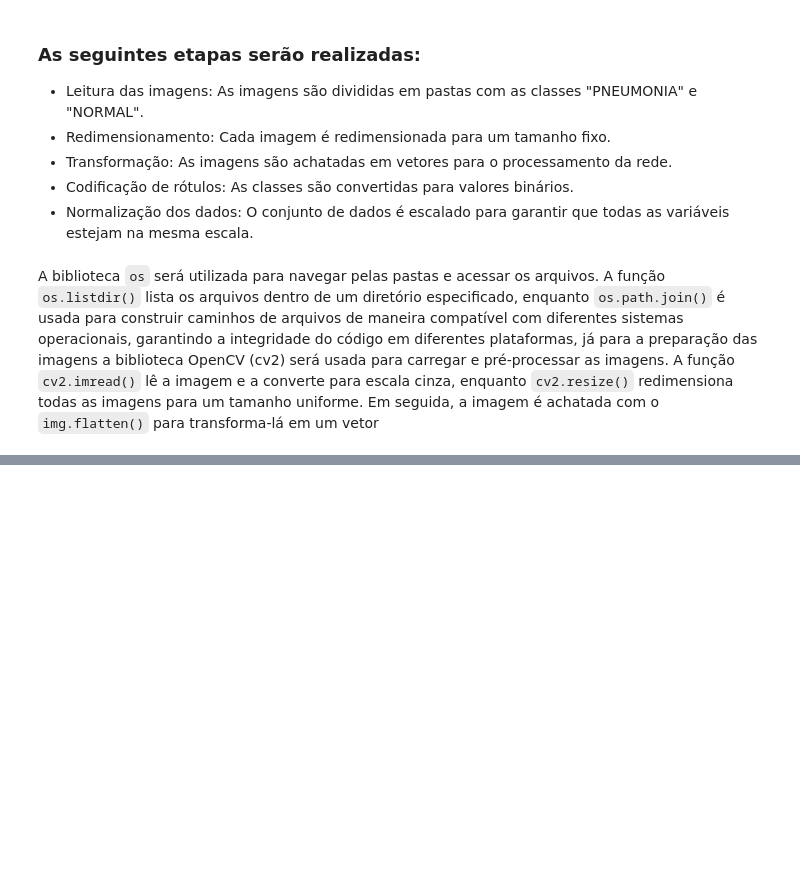
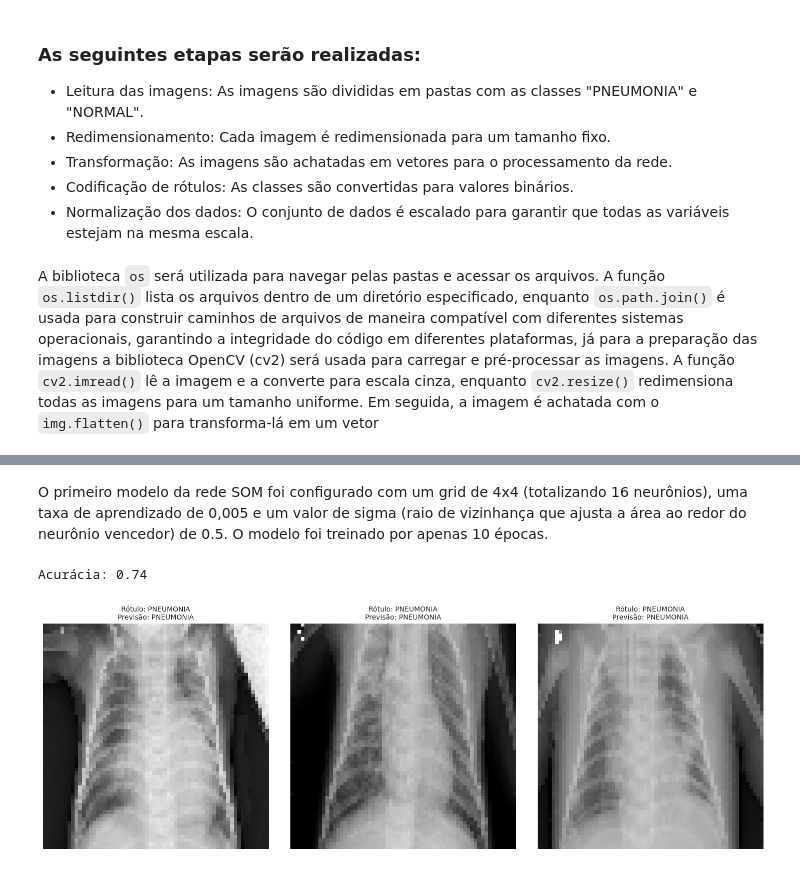
Before and after one commit to guipereira2/Projetos_RedesNeurais, a Jupyter notebook: Projeto 2 - Modelo não supervisionado/Projeto2.ipynb, the cells around one changed output, grey strips where cells are left out. Cells and saved outputs as stored; diff of their text form; code cells hidden in the pictures; blank space fills up the shorter version.

```diff
--- a/Projeto 2 - Modelo não supervisionado/Projeto2.ipynb
+++ b/Projeto 2 - Modelo não supervisionado/Projeto2.ipynb
@@ -79,9 +81,13 @@ def carregar_imagens(diretorio, tamanho=(64, 64)):
             # Codificação dos rótulos, 0 : NORMAL, 1 : PNEUMONIA
             rotulos_imagens.append(0 if rotulo == "NORMAL" else 1)
 
+
     # Retorna as imagens e os rótulos como arrays numpy
     return np.array(imagens), np.array(rotulos_imagens)
 
 # Carregar as imagens de treino e teste usando a função 'carregar_imagens'
-dados_treino, labels_treino = carregar_imagens(diretorio_treino)
-dados_teste, labels_teste = carregar_imagens(diretorio_teste)
+dados_treino, rotulos_treino = carregar_imagens(diretorio_treino)
+dados_teste, rotulos_teste = carregar_imagens(diretorio_teste)
+
+# Teste de verificação dos dados
+print(f"Distribuição de rótulos: {np.unique(rotulos_teste, return_counts=True)}")
@@ -109,0 +172,71 @@ dados_teste_normalizados = scaler.transform(dados_teste) # Normalizar os dados d
+# %% [markdown]
+O primeiro modelo da rede SOM foi configurado com um grid de 4x4 (totalizando 16 neurônios), uma taxa de aprendizado de 0,005 e um valor de sigma (raio de vizinhança que ajusta a área ao redor do neurônio vencedor) de 0.5. O modelo foi treinado por apenas 10 épocas.
+# %%
+# input_len é o número de características de entrada (número de pixels da imagem após o pré-processamento)
+primeiro_modelo_som = MiniSom(x=4, y=4, input_len=dados_teste.shape[1], sigma=0.5, learning_rate=0.005)
+# %%
+# Inicializando os pesos da rede SOM com valores aleatórios baseados nos dados de treino
+primeiro_modelo_som.random_weights_init(dados_teste)
+
+# Treinando o modelo utilizando o método de treino aleatório, passando os dados de treino
+primeiro_modelo_som.train_batch(dados_treino, num_iteration=10)
+# %%
+# Obter os neurônios vencedores como tuplas
+previsao = [tuple(primeiro_modelo_som.winner(i)) for i in dados_treino]
+# Dicionário para associar clusters (neurônios) aos rótulos dominantes
+clusters = {}
+
+# Itera sobre cada cluster (neurônio vencedor único) identificado
+for cluster in set(previsao):
+    # Encontra os índices de todos os dados associados ao neurônio vencedor atual
+    indices = [i for i, vencedor in enumerate(previsao) if vencedor == cluster]
+    # Conta a frequência dos rótulos verdadeiros dos dados pertencentes a este cluster
+    contagem_rotulos_cluster = Counter(rotulos_treino[indices])
+    # Identifica o rótulo mais frequente no cluster atual
+    rotulo_vencedor = contagem_rotulos_cluster.most_common(1)[0][0]
+    # Associa o neurônio (cluster) ao rótulo dominante
+    clusters[cluster] = rotulo_vencedor
+
+# Fazer previsões com base nos clusters
+previsoes = [tuple(primeiro_modelo_som.winner(i)) for i in dados_teste]
+array_de_previsoes = np.array([clusters[vencedor] for vencedor in previsoes])
+
+# Calcular a acurácia
+acuracia = accuracy_score(rotulos_teste, array_de_previsoes)
+print(f"Acurácia: {acuracia:.2f}")
+
+# Previsões e rotulos_teste como arrays unidimensionais para plotar
+previsoes = np.array(previsoes).flatten()
+rotulos_teste = np.array(rotulos_teste).flatten()
+
+# Listas para exemplos corretos e incorretos
+corretos = []
+incorretos = []
+
+# Comparar previsões com rótulos e armazenar índices
+for i in range(len(rotulos_teste)):
+    if i < len(previsoes):
+        if previsoes[i] == rotulos_teste[i]:
+            corretos.append(i)
+        else:
+            incorretos.append(i)
+
+# Selecionar 2 exemplos corretos e 1 incorreto
+exemplos_selecionados = corretos[:2] + incorretos[:1]
+
+# Plotar os exemplos
+_, plot = plt.subplots(1, len(exemplos_selecionados), figsize=(15, 5))
+
+for i, j in zip(exemplos_selecionados, plot):
+    j.imshow(dados_teste[i].reshape(64, 64), cmap="gray")
+    j.set_title(
+        f"Rótulo: {'NORMAL' if rotulos_teste[i] == 0 else 'PNEUMONIA'}\n"
+        f"Previsão: {'NORMAL' if previsoes[i] == 0 else 'PNEUMONIA'}",
+        fontsize=10
+    )
+    j.axis("off")
+
+plt.tight_layout()
+# %% [output]
+Acurácia: 0.74
+[figure, added]
```
Also changed, not shown: parts of 37 cells of this notebook.
